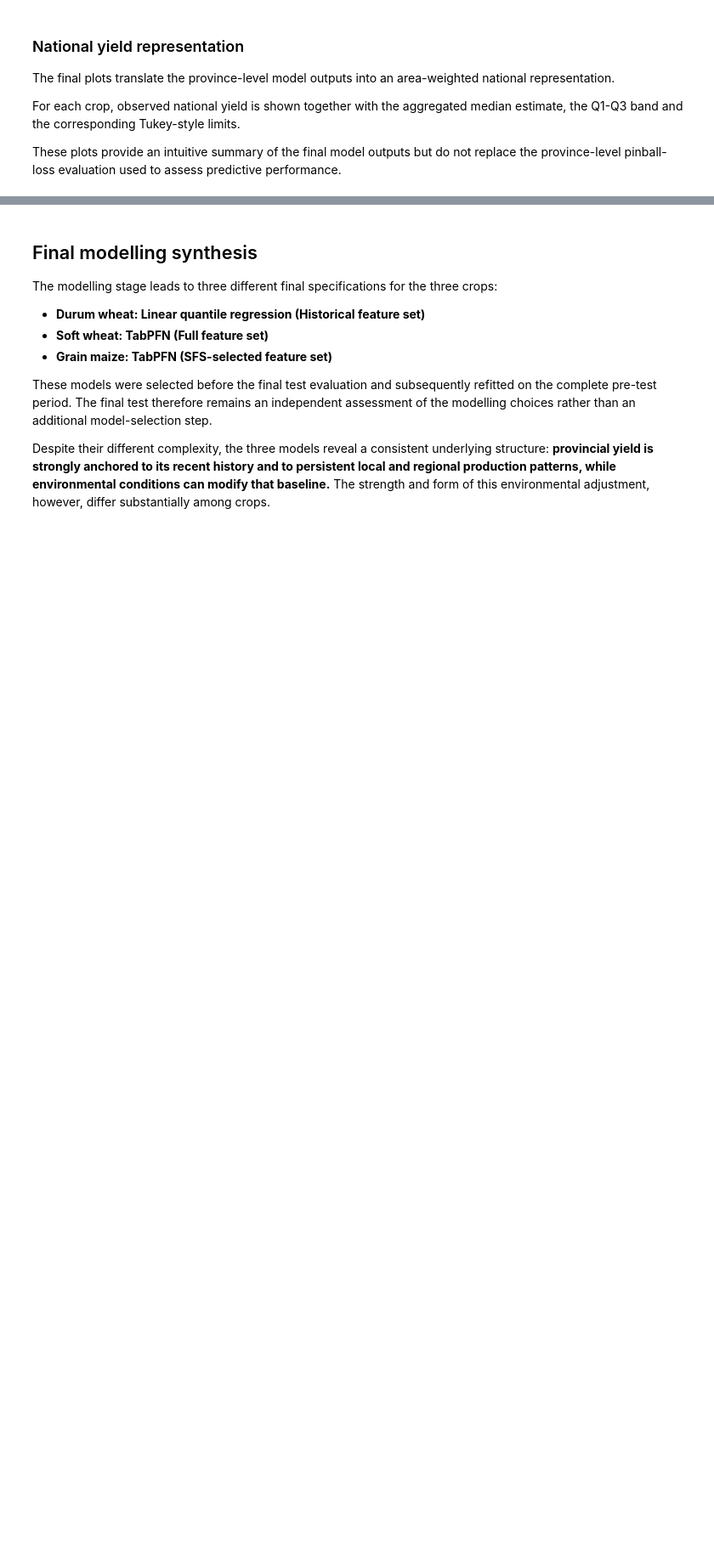
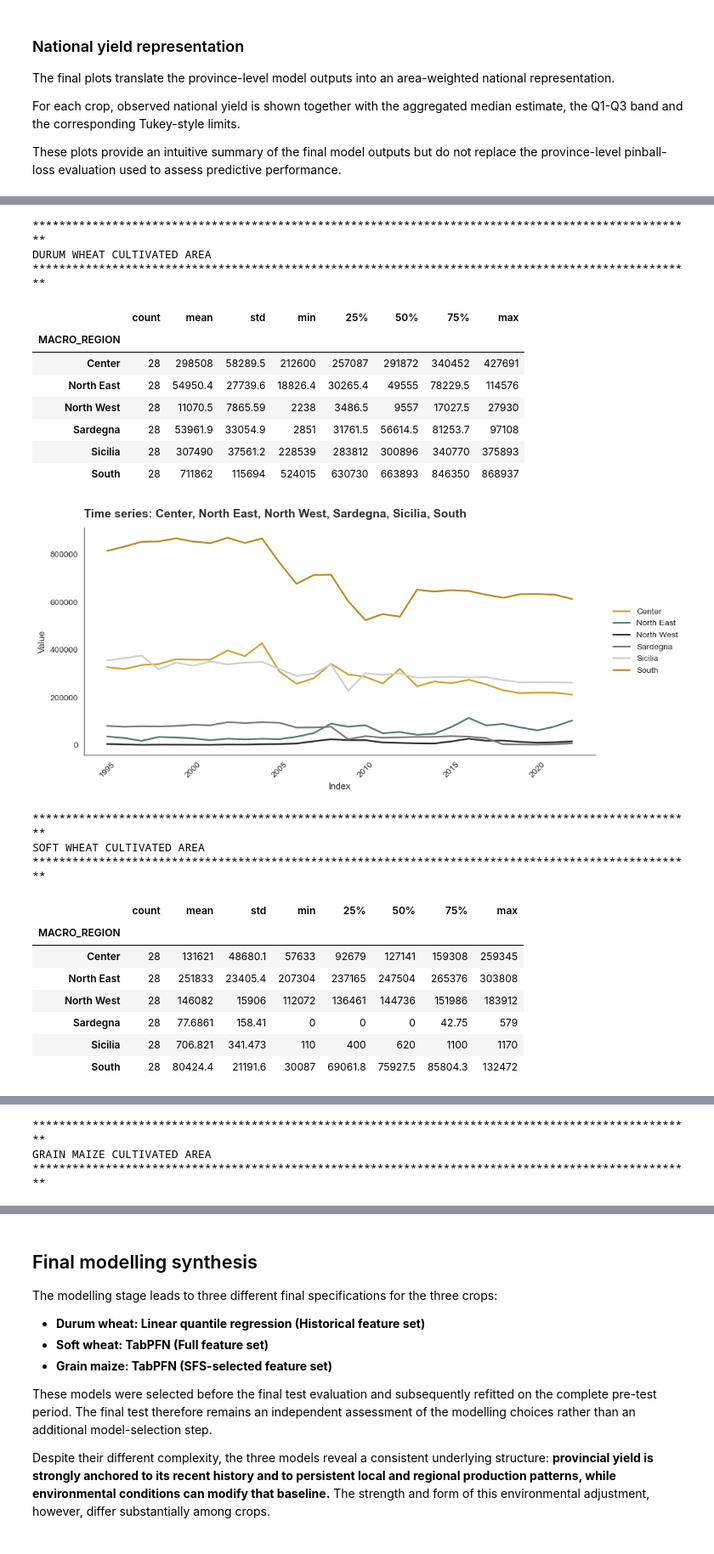
Before and after one commit to AlessioRepetto/agriclimate-intelligence, a Jupyter notebook: notebooks/ML_Quantile_Modelling.ipynb, the cells around one changed output, grey strips where cells are left out. Shown at 85% size. Saved outputs shown, nothing was run; the diff lists cells and outputs as text; code cells hidden in the pictures; blank space fills up the shorter version.

```diff
--- a/notebooks/ML_Quantile_Modelling.ipynb
+++ b/notebooks/ML_Quantile_Modelling.ipynb
@@ -3961,0 +3961,76 @@ for crop in CROPS:
+# %%
+MACRO_REGION_ORDER = [
+    "North West",
+    "North East",
+    "Center",
+    "South",
+    "Sicilia",
+    "Sardegna",
+]
+
+area_distribution = data[
+    [
+        "crop_name",
+        "REGION",
+        "MACRO_REGION",
+        "harvest_year",
+        "area",
+    ]
+].copy()
+
+# Aggregate provincial cultivated area within each macro-region and year.
+annual_macro_area = (
+    area_distribution
+    .groupby(
+        [
+            "crop_name",
+            "MACRO_REGION",
+            "harvest_year",
+        ],
+        as_index=False,
+    )["area"]
+    .sum()
+)
+
+for crop in CROPS:
+    print('*'*100)
+    print(crop.upper(),"CULTIVATED AREA")
+    print('*'*100)
+
+    area_macro_pivot = annual_macro_area[annual_macro_area["crop_name"] == crop].pivot(
+            index="harvest_year",
+            columns="MACRO_REGION",
+            values="area"
+        )
+
+    display(area_macro_pivot.describe().T)
+
+    plot_time_series(
+        area_macro_pivot,
+        columns=area_macro_pivot.columns.tolist(),
+        figsize=(11, 5)
+    )
+# %% [output]
+****************************************************************************************************
+DURUM WHEAT CULTIVATED AREA
+****************************************************************************************************
+|  | count | mean | std | min | 25% | 50% | 75% | max |
+| MACRO_REGION |  |  |  |  |  |  |  |  |
+| Center | 28 | 298508 | 58289.5 | 212600 | 257087 | 291872 | 340452 | 427691 |
+| North East | 28 | 54950.4 | 27739.6 | 18826.4 | 30265.4 | 49555 | 78229.5 | 114576 |
+| North West | 28 | 11070.5 | 7865.59 | 2238 | 3486.5 | 9557 | 17027.5 | 27930 |
+| Sardegna | 28 | 53961.9 | 33054.9 | 2851 | 31761.5 | 56614.5 | 81253.7 | 97108 |
+| Sicilia | 28 | 307490 | 37561.2 | 228539 | 283812 | 300896 | 340770 | 375893 |
+| South | 28 | 711862 | 115694 | 524015 | 630730 | 663893 | 846350 | 868937 |
+[figure, added]
+****************************************************************************************************
+SOFT WHEAT CULTIVATED AREA
+****************************************************************************************************
+|  | count | mean | std | min | 25% | 50% | 75% | max |
+| MACRO_REGION |  |  |  |  |  |  |  |  |
+| Center | 28 | 131621 | 48680.1 | 57633 | 92679 | 127141 | 159308 | 259345 |
+| North East | 28 | 251833 | 23405.4 | 207304 | 237165 | 247504 | 265376 | 303808 |
+| North West | 28 | 146082 | 15906 | 112072 | 136461 | 144736 | 151986 | 183912 |
+| Sardegna | 28 | 77.6861 | 158.41 | 0 | 0 | 0 | 42.75 | 579 |
+| Sicilia | 28 | 706.821 | 341.473 | 110 | 400 | 620 | 1100 | 1170 |
+| South | 28 | 80424.4 | 21191.6 | 30087 | 69061.8 | 75927.5 | 85804.3 | 132472 |
@@ -3961,0 +4038,3 @@ for crop in CROPS:
+****************************************************************************************************
+GRAIN MAIZE CULTIVATED AREA
+****************************************************************************************************
```
Also changed, not shown: parts of 13 cells of this notebook.
